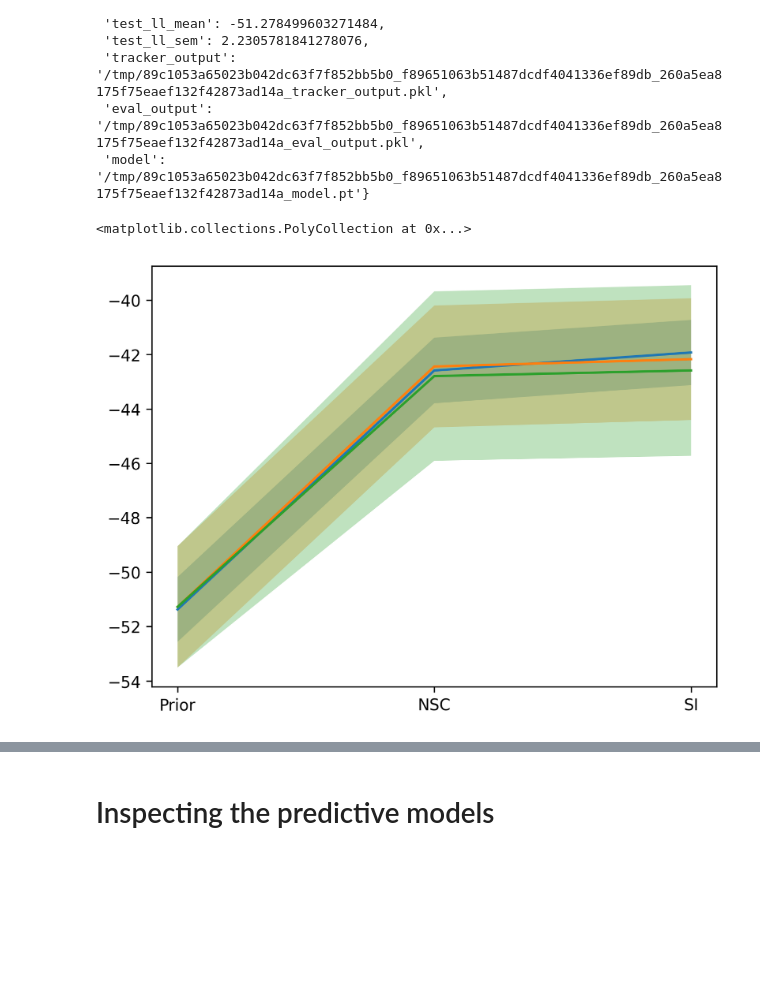
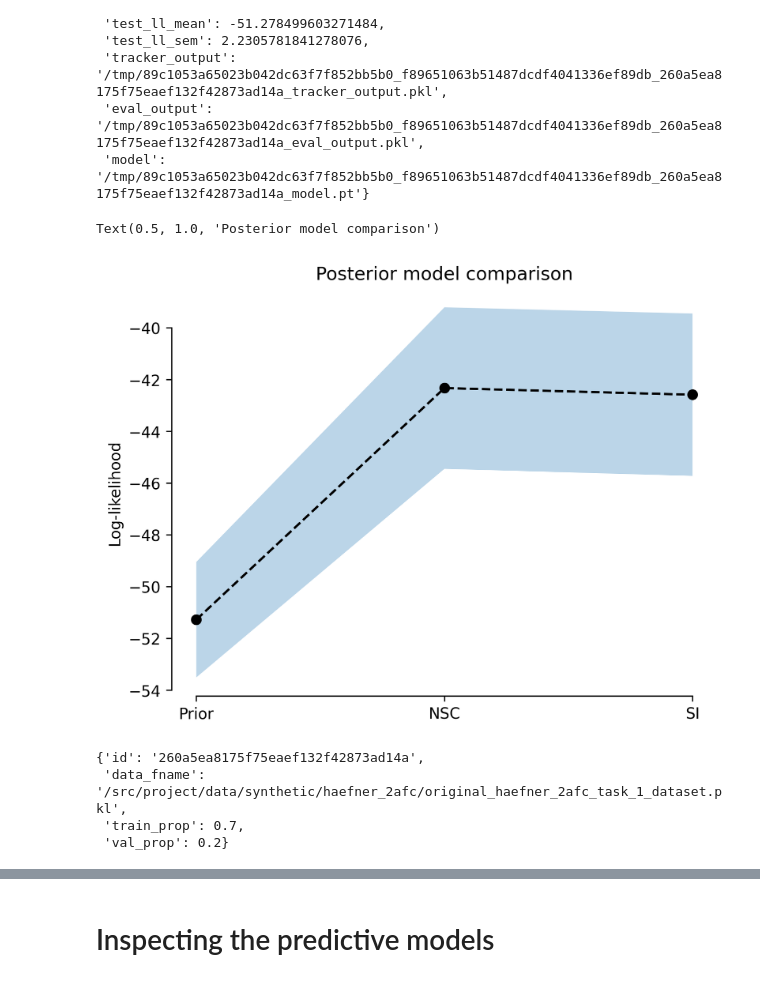
Before and after one commit to suhasshrinivasan/task-transfer, a Jupyter notebook: experiments/learning/evaluate_predictive_models.ipynb, the cells around one changed output, grey strips where cells are left out. Saved outputs shown, nothing was run; the diff lists cells and outputs as text; code cells hidden in the pictures; blank space fills up the shorter version.

```diff
--- a/experiments/learning/evaluate_predictive_models.ipynb
+++ b/experiments/learning/evaluate_predictive_models.ipynb
@@ -54,12 +61,23 @@ test_logls_sems = [best_si["test_ll_sem"], best_sbv["test_ll_sem"], best_prior["
 # %%
 fig, ax = plt.subplots(dpi=300)
 x = ["Prior", "NSC", "SI"]
-ax.plot(x, train_logls[::-1])
-ax.fill_between(x, [train_logls[i] - train_logls_sems[i] for i in range(3)][::-1], [train_logls[i] + train_logls_sems[i] for i in range(3)][::-1], alpha=0.3)
-ax.plot(x, val_logls[::-1])
-ax.fill_between(x, [val_logls[i] - val_logls_sems[i] for i in range(3)][::-1], [val_logls[i] + val_logls_sems[i] for i in range(3)][::-1], alpha=0.3)
-ax.plot(x, test_logls[::-1])
+# ax.plot(x, train_logls[::-1])
+# ax.fill_between(x, [train_logls[i] - train_logls_sems[i] for i in range(3)][::-1], [train_logls[i] + train_logls_sems[i] for i in range(3)][::-1], alpha=0.3)
+# ax.plot(x, val_logls[::-1], color="black", marker="o", linestyle="--")
+# ax.fill_between(x, [val_logls[i] - val_logls_sems[i] for i in range(3)][::-1], [val_logls[i] + val_logls_sems[i] for i in range(3)][::-1], alpha=0.3)
+ax.plot(x, test_logls[::-1], color="black", marker="o", linestyle="--")
 ax.fill_between(x, [test_logls[i] - test_logls_sems[i] for i in range(3)][::-1], [test_logls[i] + test_logls_sems[i] for i in range(3)][::-1], alpha=0.3)
+sns.despine(ax=ax, trim=True)
+ax.set_ylabel("Log-likelihood")
+ax.set_title("Posterior model comparison")
 # %% [output]
-<matplotlib.collections.PolyCollection at 0x...>
+Text(0.5, 1.0, 'Posterior model comparison')
-[figure, old version]
+[figure, new version]
+# %%
+data_loader_args = (DataLoaderConfig & {"id": best_si["dl_id"]}).fetch1()
+data_loader_args
+# %% [output]
+{'id': '260a5ea8175f75eaef132f42873ad14a',
+ 'data_fname': '/src/project/data/synthetic/haefner_2afc/original_haefner_2afc_task_1_dataset.pkl',
+ 'train_prop': 0.7,
+ 'val_prop': 0.2}
```
Also changed, not shown: parts of 17 cells of this notebook, 13 other files.
